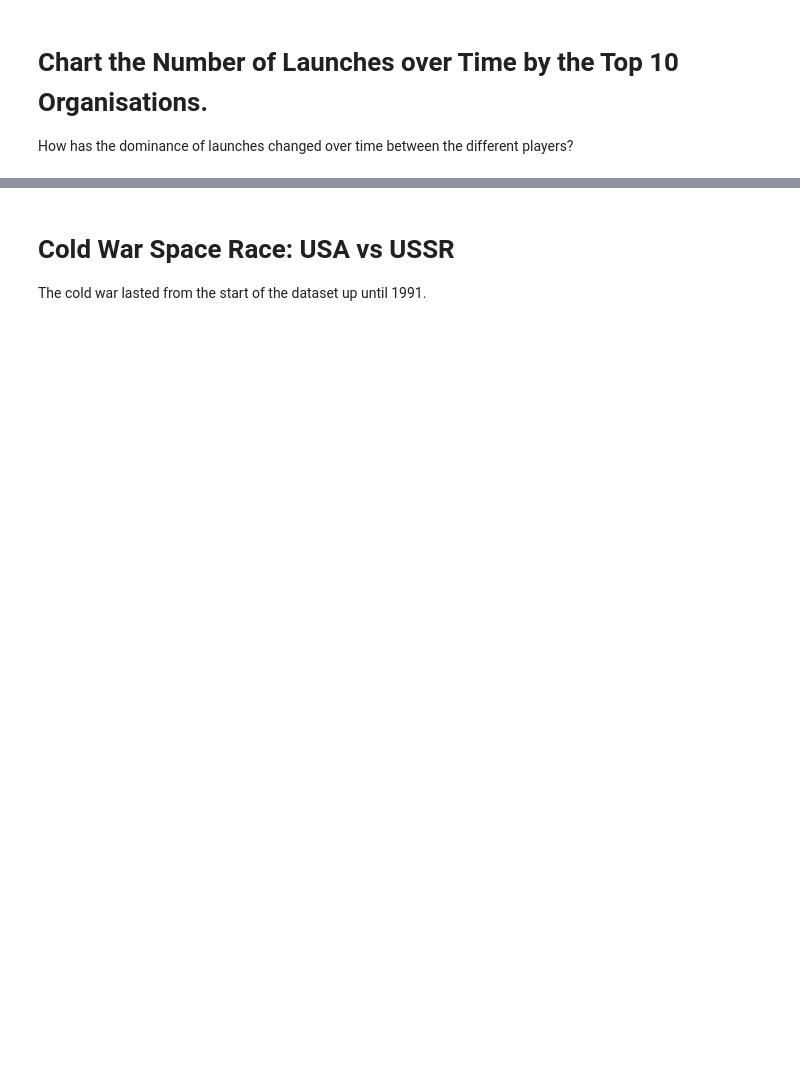
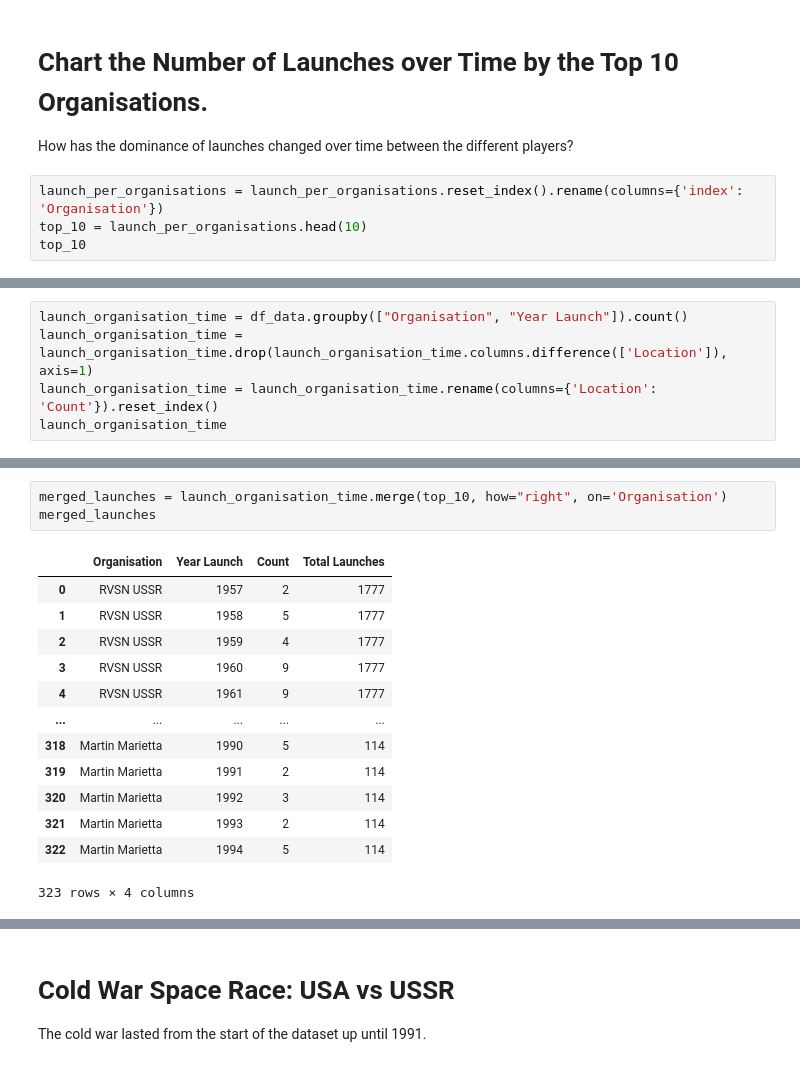
Before and after one commit to Tanguy9862/Python-Project, a Jupyter notebook: 01. Data Science/00. Space Race/Space_Missions_Analysis_(start).ipynb, the cells around one changed output, grey strips where cells are left out. Cells and saved outputs as stored; diff of their text form; blank space fills up the shorter version.

```diff
--- a/01. Data Science/00. Space Race/Space_Missions_Analysis_(start).ipynb
+++ b/01. Data Science/00. Space Race/Space_Missions_Analysis_(start).ipynb
@@ -773,3 +813,7 @@ Create a line chart that shows the average price of rocket launches over time.
 # Chart the Number of Launches over Time by the Top 10 Organisations.
 
 How has the dominance of launches changed over time between the different players?
+# %%
+launch_per_organisations = launch_per_organisations.reset_index().rename(columns={'index': 'Organisation'})
+top_10 = launch_per_organisations.head(10)
+top_10
@@ -775,0 +832,5 @@ How has the dominance of launches changed over time between the different player
+# %%
+launch_organisation_time = df_data.groupby(["Organisation", "Year Launch"]).count()
+launch_organisation_time = launch_organisation_time.drop(launch_organisation_time.columns.difference(['Location']), axis=1)
+launch_organisation_time = launch_organisation_time.rename(columns={'Location': 'Count'}).reset_index()
+launch_organisation_time
@@ -775,0 +851,17 @@ How has the dominance of launches changed over time between the different player
+# %%
+merged_launches = launch_organisation_time.merge(top_10, how="right", on='Organisation')
+merged_launches
+# %% [output]
+|  | Organisation | Year Launch | Count | Total Launches |
+| 0 | RVSN USSR | 1957 | 2 | 1777 |
+| 1 | RVSN USSR | 1958 | 5 | 1777 |
+| 2 | RVSN USSR | 1959 | 4 | 1777 |
+| 3 | RVSN USSR | 1960 | 9 | 1777 |
+| 4 | RVSN USSR | 1961 | 9 | 1777 |
+| ... | ... | ... | ... | ... |
+| 318 | Martin Marietta | 1990 | 5 | 114 |
+| 319 | Martin Marietta | 1991 | 2 | 114 |
+| 320 | Martin Marietta | 1992 | 3 | 114 |
+| 321 | Martin Marietta | 1993 | 2 | 114 |
+| 322 | Martin Marietta | 1994 | 5 | 114 |
+323 rows × 4 columns
```
Also changed, not shown: parts of 32 cells of this notebook.
